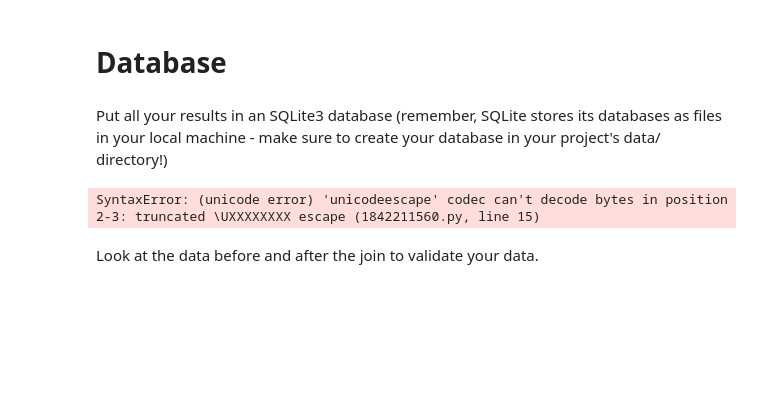
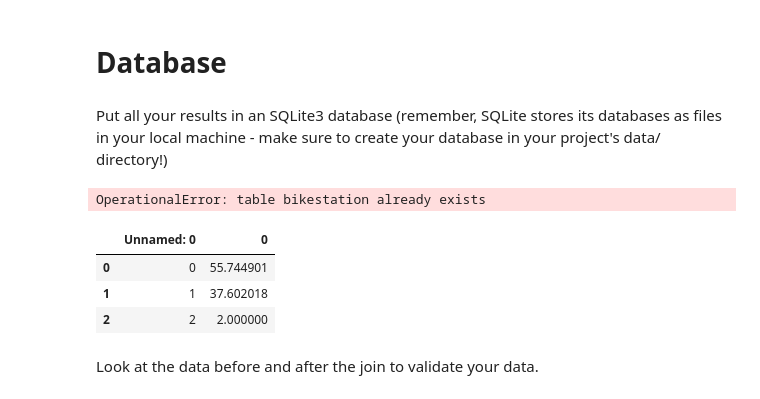
Before and after one commit to sarabmatharu/Python-LHL-Project, a Jupyter notebook: joining_data.ipynb, the cells around one changed output. Drawn from its saved outputs; the diff is of its cells as text; code cells hidden in the pictures; blank space fills up the shorter version.

```diff
--- a/joining_data.ipynb
+++ b/joining_data.ipynb
@@ -48,20 +63,49 @@ Put all your results in an SQLite3 database (remember, SQLite stores its databas
 import sqlite3
 from sqlite3 import Error
 
-results.to_sql('lhl.csv',connection)
+con = sqlite3.connect("lhl.db")
+cur = con.cursor()
+
+cur.execute("CREATE TABLE bikestation(color, year, style)")
+
+res = cur.execute("SELECT name FROM sqlite_master")
+res.fetchone()
+
+cur.execute("""
+    INSERT INTO bikestation VALUES
+        ('Red', 1975, Toyota),
+        ('Green', 1971, Nissan)
+""")
+
+con.commit()
+res = cur.execute("SELECT color FROM bikestation")
+res.fetchall()
+
+con.close()
+
+## results.to_sql('lhl.csv',connection)
 ## "C:\Users\sarab\OneDrive\Desktop\Python\Updated\lhldatabase.xlsx"
-def create_connection(path):
-    connection = None
-    try:
-        connection = sqlite3.connect(path)
-        print("Connection to SQLite DB successful")
-    except Error as e:
-        print(f"The error '{e}' occurred")
+# def create_connection(path):
+#     connection = None
+#     try:
+#         connection = sqlite3.connect("lhl.db")
+#         print("Connection to SQLite DB successful")
+#     except Error as e:
+#         print(f"The error '{e}' occurred")
 
-    return connection
-create_connection("C:\Users\sarab\OneDrive\Desktop\Python\Updated\lhldata.laccdb")
+#     return connection
 # %% [output]
-SyntaxError: (unicode error) 'unicodeescape' codec can't decode bytes in position 2-3: truncated \UXXXXXXXX escape (1842211560.py, line 15)
+OperationalError: table bikestation already exists
+# %%
+import pandas as pd
+a = pd.read_csv('citybike.csv')
+a
+##"C:\Users\sarab\OneDrive\Desktop\Python\Updated\citybike.csv"
+# %% [output]
+|  | Unnamed: 0 | 0 |
+| 0 | 0 | 55.744901 |
+| 1 | 1 | 37.602018 |
+| 2 | 2 | 2.000000 |
 # %% [markdown]
 Look at the data before and after the join to validate your data.
 # %%
```
Also changed, not shown: parts of 5 cells of this notebook, 3 other files.
